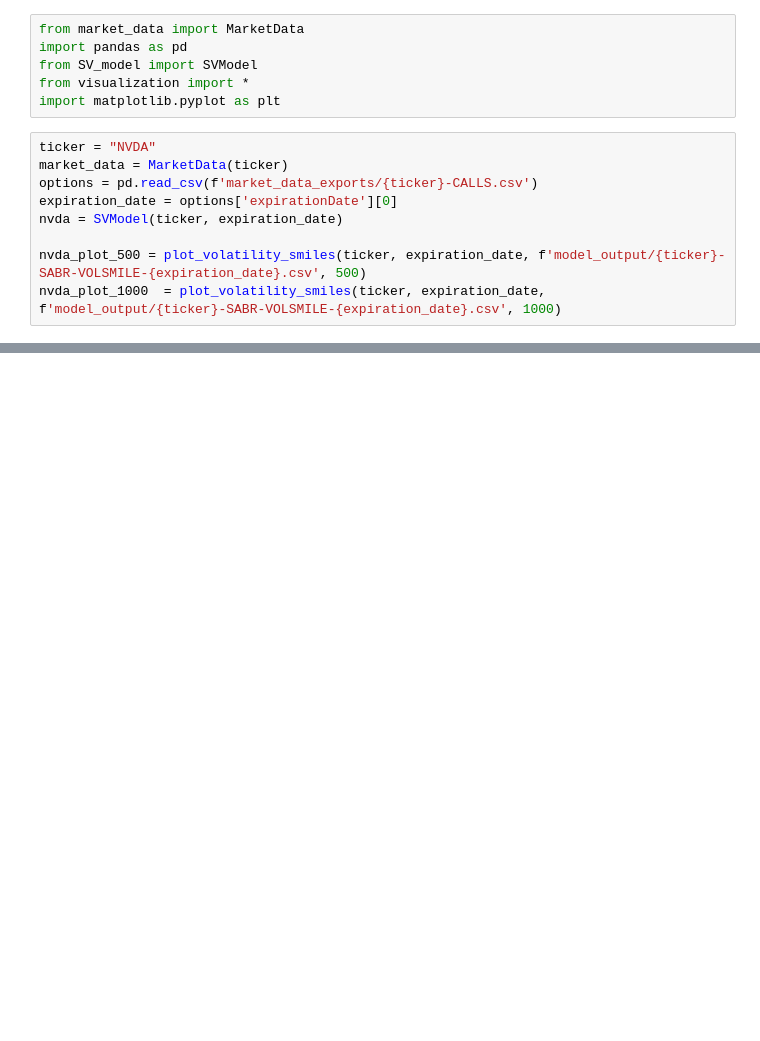
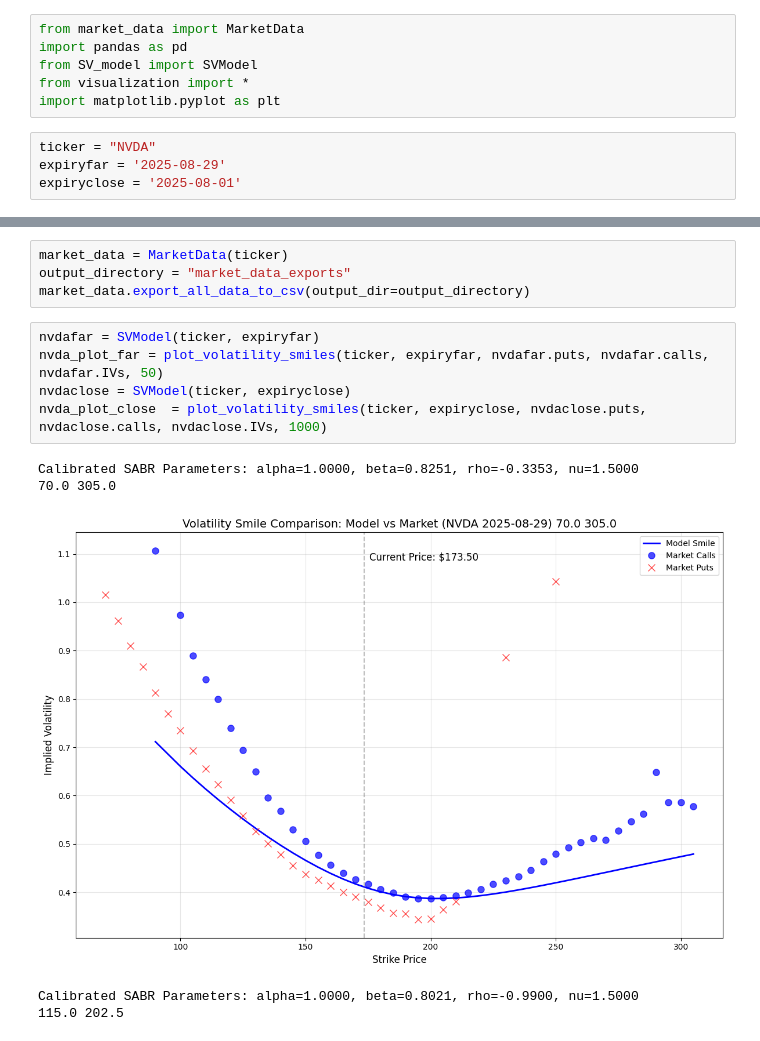
Before and after one commit to kinskrig/SV-model, a Jupyter notebook: sv-model-test.ipynb, the cells around one changed output, grey strips where cells are left out. Saved outputs shown, nothing was run; the diff lists cells and outputs as text; blank space fills up the shorter version.

Commit message:
longer dated options
option market data fetching now gets all expiries

made it so its easier to compare model behaviour with longer dated options

```diff
--- a/sv-model-test.ipynb
+++ b/sv-model-test.ipynb
@@ -6,10 +6,5 @@ from visualization import *
 import matplotlib.pyplot as plt
 # %%
 ticker = "NVDA"
-market_data = MarketData(ticker)
-options = pd.read_csv(f'market_data_exports/{ticker}-CALLS.csv')
-expiration_date = options['expirationDate'][0]
-nvda = SVModel(ticker, expiration_date)
-
-nvda_plot_500 = plot_volatility_smiles(ticker, expiration_date, f'model_output/{ticker}-SABR-VOLSMILE-{expiration_date}.csv', 500)
-nvda_plot_1000  = plot_volatility_smiles(ticker, expiration_date, f'model_output/{ticker}-SABR-VOLSMILE-{expiration_date}.csv', 1000)
+expiryfar = '2025-08-29'
+expiryclose = '2025-08-01'
@@ -21,0 +11,15 @@ Calibrated SABR Parameters: alpha=1.0000, beta=0.8021, rho=-0.9900, nu=1.5000
+# %%
+market_data = MarketData(ticker)
+output_directory = "market_data_exports"
+market_data.export_all_data_to_csv(output_dir=output_directory)
+# %%
+nvdafar = SVModel(ticker, expiryfar)
+nvda_plot_far = plot_volatility_smiles(ticker, expiryfar, nvdafar.puts, nvdafar.calls, nvdafar.IVs, 50)
+nvdaclose = SVModel(ticker, expiryclose)
+nvda_plot_close  = plot_volatility_smiles(ticker, expiryclose, nvdaclose.puts, nvdaclose.calls, nvdaclose.IVs, 1000)
+# %% [output]
+Calibrated SABR Parameters: alpha=1.0000, beta=0.8251, rho=-0.3353, nu=1.5000
+70.0 305.0
+[figure, added]
+Calibrated SABR Parameters: alpha=1.0000, beta=0.8021, rho=-0.9900, nu=1.5000
+115.0 202.5
```
Also changed, not shown: parts of 4 cells of this notebook, 3 other files.
